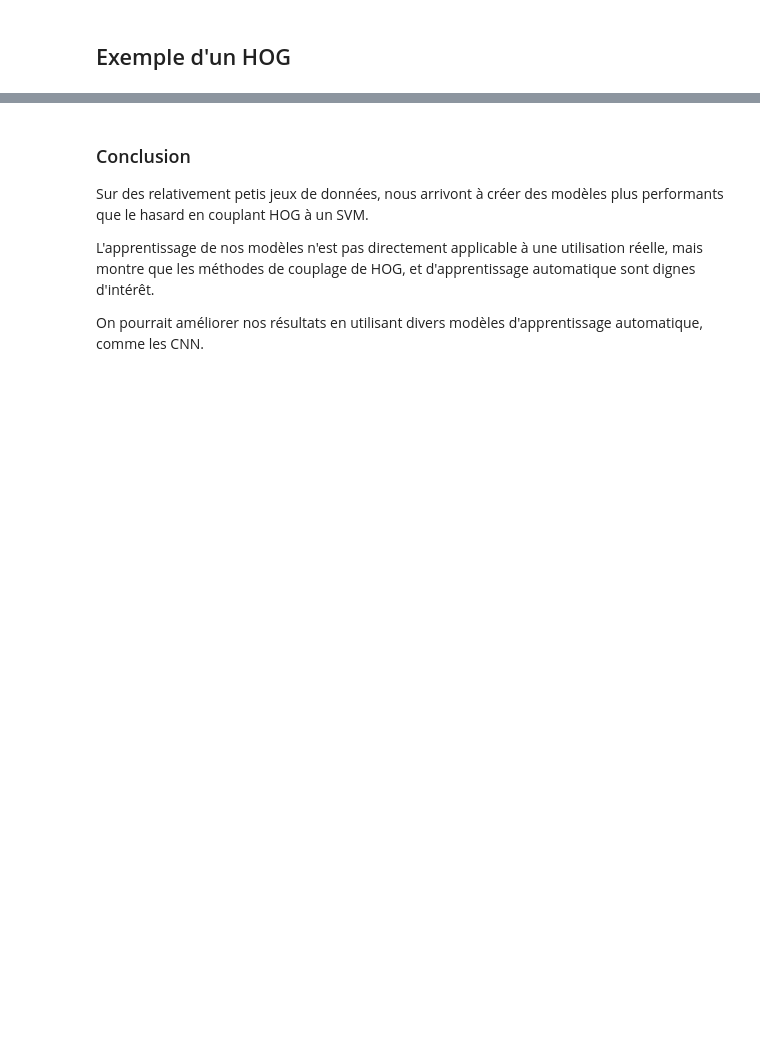
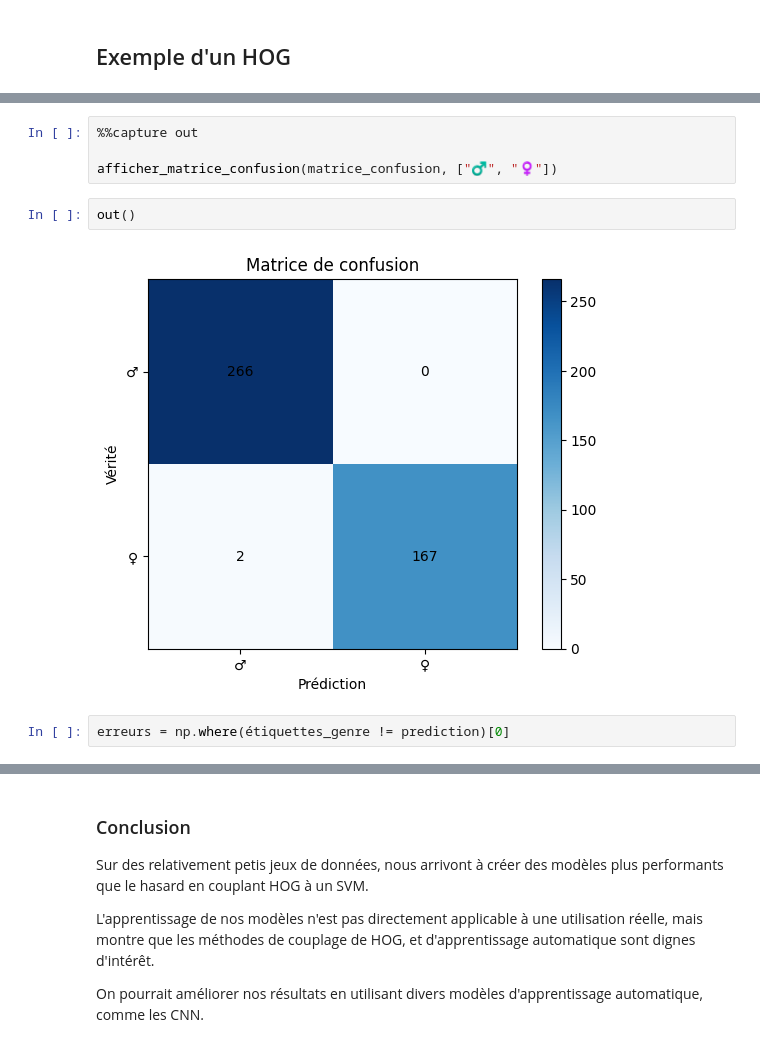
Before and after one commit to AlixANNERAUD/Histogram_of_oriented_gradients_presentation, a Jupyter notebook: Presentation.ipynb, the cells around one changed output, grey strips where cells are left out. Cells and saved outputs as stored; diff of their text form; blank space fills up the shorter version.

```diff
--- a/Presentation.ipynb
+++ b/Presentation.ipynb
@@ -878,0 +475,10 @@ L'erreur de test est de 22% pour une classification de 4 classes, correspond à
+# %%
+%%capture out
+
+afficher_matrice_confusion(matrice_confusion, ["♂️", "♀️"])
+# %%
+out()
+# %% [output]
+[figure, added]
+# %%
+erreurs = np.where(étiquettes_genre != prediction)[0]
```
Also changed, not shown: parts of 90 cells of this notebook.
